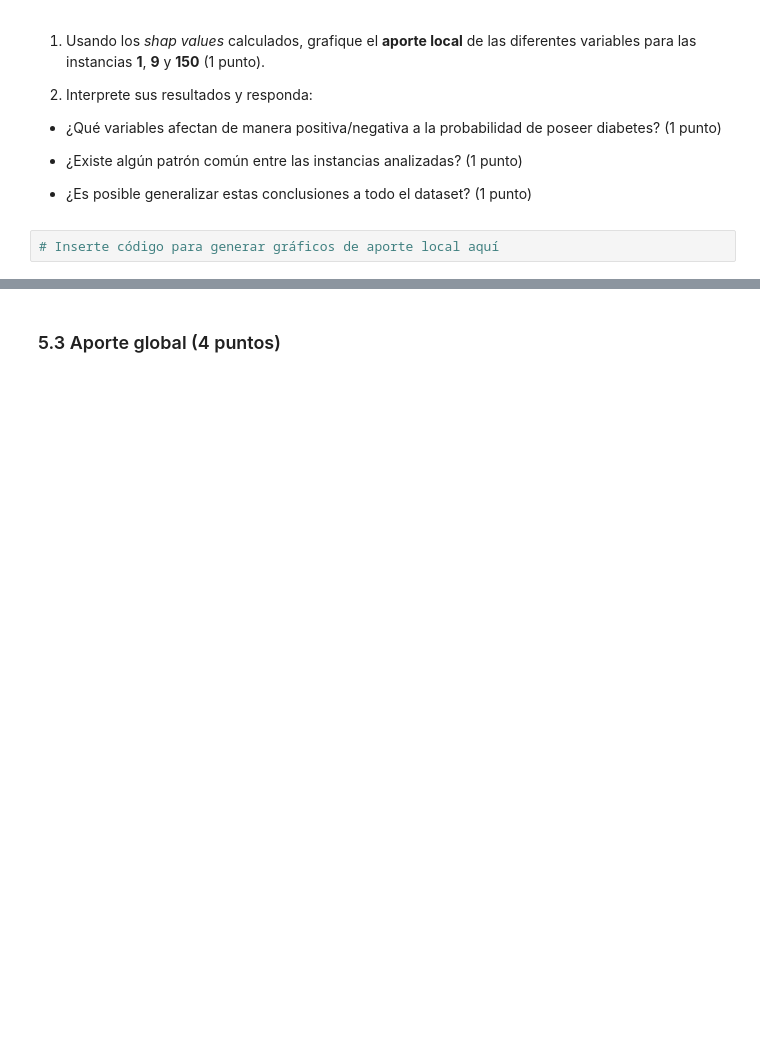
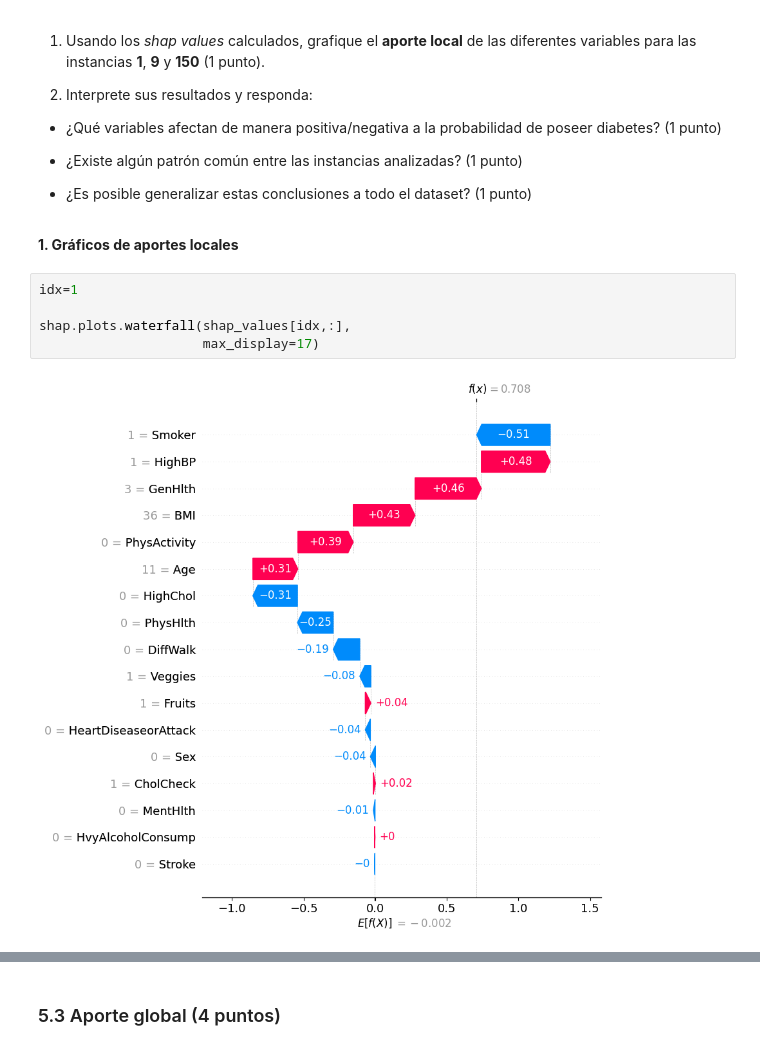
Before and after one commit to ElLuquitas/MDS7202-labs, a Jupyter notebook: lab10/Laboratorio10_Enunciado.ipynb, the cells around one changed output, grey strips where cells are left out. Cells and saved outputs as stored; diff of their text form; blank space fills up the shorter version.

```diff
--- a/lab10/Laboratorio10_Enunciado.ipynb
+++ b/lab10/Laboratorio10_Enunciado.ipynb
@@ -472,5 +525,12 @@ warnings.filterwarnings("ignore", message=".*The 'nopython' keyword.*")
   - ¿Existe algún patrón común entre las instancias analizadas? (1 punto)
 
   - ¿Es posible generalizar estas conclusiones a todo el dataset? (1 punto)
-# %%
-# Inserte código para generar gráficos de aporte local aquí
+# %% [markdown]
+**1. Gráficos de aportes locales**
+# %%
+idx=1
+
+shap.plots.waterfall(shap_values[idx,:],
+                     max_display=17)
+# %% [output]
+[figure, added]
```
Also changed, not shown: parts of 21 cells of this notebook.
